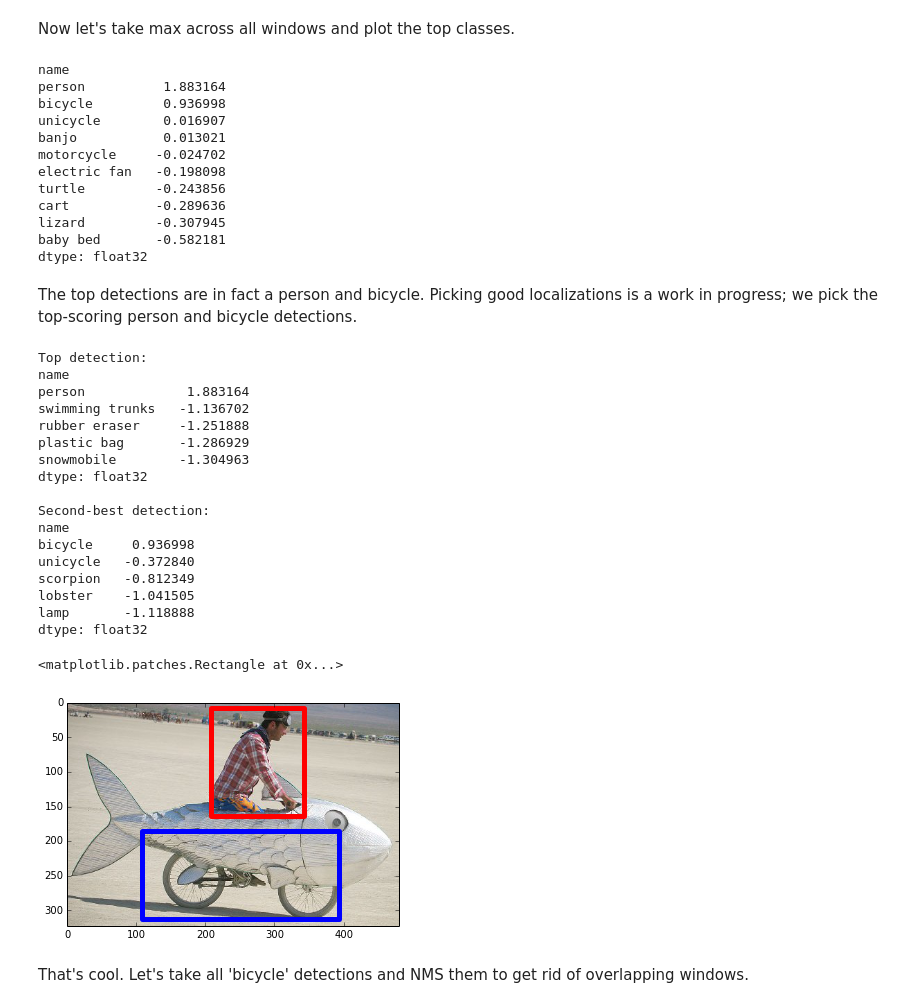
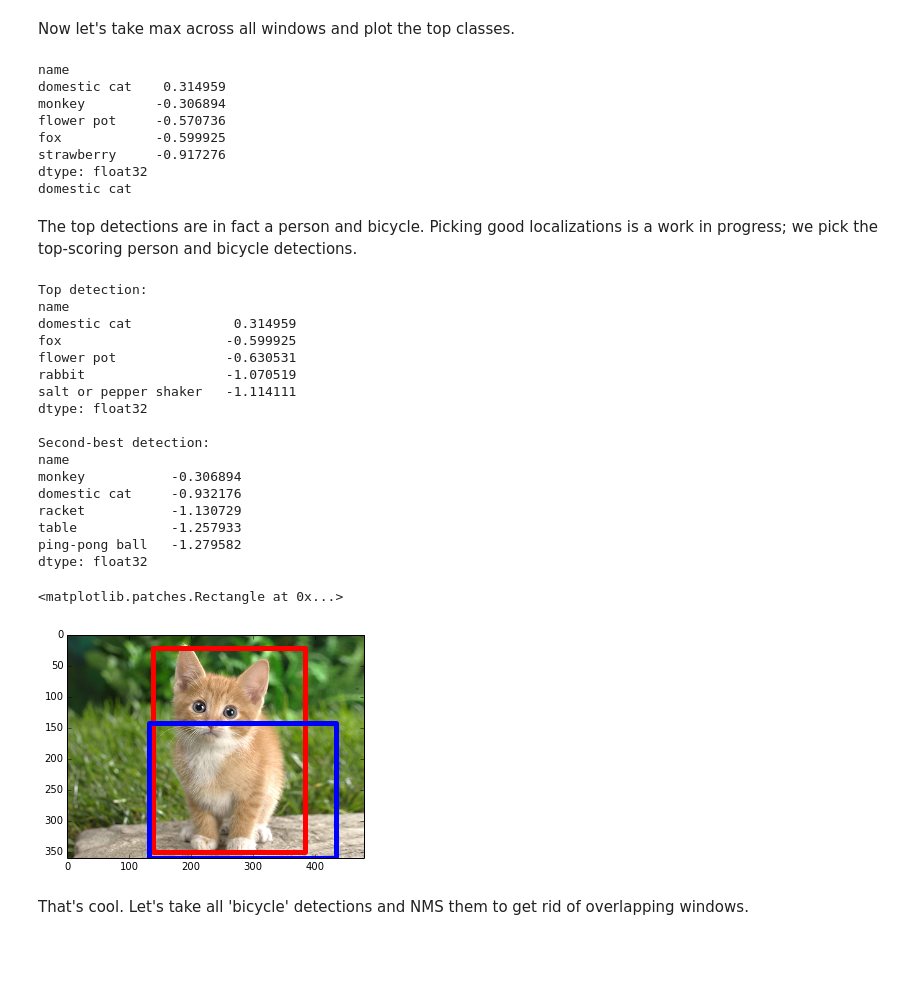
Before and after one commit to geekan/caffe, a Jupyter notebook: examples/detection.ipynb, the cells around one changed output. Saved outputs shown, nothing was run; the diff lists cells and outputs as text; code cells hidden in the pictures; blank space fills up the shorter version.

```diff
--- a/examples/detection.ipynb
+++ b/examples/detection.ipynb
@@ -121,71 +109,68 @@ Now let's take max across all windows and plot the top classes.
 # %%
 max_s = predictions_df.max(0)
 max_s.sort(ascending=False)
-print(max_s[:10])
+print(max_s[:5])
+print(max_s.index[0])
 # %% [output]
 name
-person          1.883164
-bicycle         0.936998
-unicycle        0.016907
-banjo           0.013021
-motorcycle     -0.024702
-electric fan   -0.198098
-turtle         -0.243856
-cart           -0.289636
-lizard         -0.307945
-baby bed       -0.582181
+domestic cat    0.314959
+monkey         -0.306894
+flower pot     -0.570736
+fox            -0.599925
+strawberry     -0.917276
 dtype: float32
+domestic cat
 # %% [markdown]
 The top detections are in fact a person and bicycle.
 Picking good localizations is a work in progress; we pick the top-scoring person and bicycle detections.
 # %%
 # Find, print, and display the top detections: person and bicycle.
-i = predictions_df['person'].argmax()
-j = predictions_df['bicycle'].argmax()
+i = predictions_df['domestic cat'].argmax()
+j = predictions_df['monkey'].argmax()
 
 # Show top predictions for top detection.
 f = pd.Series(df['prediction'].iloc[i], index=labels_df['name'])
 print('Top detection:')
 print(f.order(ascending=False)[:5])
 print('')
 
 # Show top predictions for second-best detection.
 f = pd.Series(df['prediction'].iloc[j], index=labels_df['name'])
 print('Second-best detection:')
 print(f.order(ascending=False)[:5])
 
 # Show top detection in red, second-best top detection in blue.
-im = plt.imread('images/fish-bike.jpg')
+im = plt.imread('images/cat.jpg')
 plt.imshow(im)
 currentAxis = plt.gca()
 
 det = df.iloc[i]
 coords = (det['xmin'], det['ymin']), det['xmax'] - det['xmin'], det['ymax'] - det['ymin']
 currentAxis.add_patch(plt.Rectangle(*coords, fill=False, edgecolor='r', linewidth=5))
 
 det = df.iloc[j]
 coords = (det['xmin'], det['ymin']), det['xmax'] - det['xmin'], det['ymax'] - det['ymin']
 currentAxis.add_patch(plt.Rectangle(*coords, fill=False, edgecolor='b', linewidth=5))
 # %% [output]
 Top detection:
 name
-person             1.883164
-swimming trunks   -1.136702
-rubber eraser     -1.251888
-plastic bag       -1.286929
-snowmobile        -1.304963
+domestic cat             0.314959
+fox                     -0.599925
+flower pot              -0.630531
+rabbit                  -1.070519
+salt or pepper shaker   -1.114111
 dtype: float32
 
 Second-best detection:
 name
-bicycle     0.936998
-unicycle   -0.372840
-scorpion   -0.812349
-lobster    -1.041505
-lamp       -1.118888
+monkey           -0.306894
+domestic cat     -0.932176
+racket           -1.130729
+table            -1.257933
+ping-pong ball   -1.279582
 dtype: float32
 <matplotlib.patches.Rectangle at 0x...>
-[figure, old version]
+[figure, new version]
 # %% [markdown]
 That's cool. Let's take all 'bicycle' detections and NMS them to get rid of overlapping windows.
 # %%
```
Also changed, not shown: parts of 5 cells of this notebook, 2 other files.
